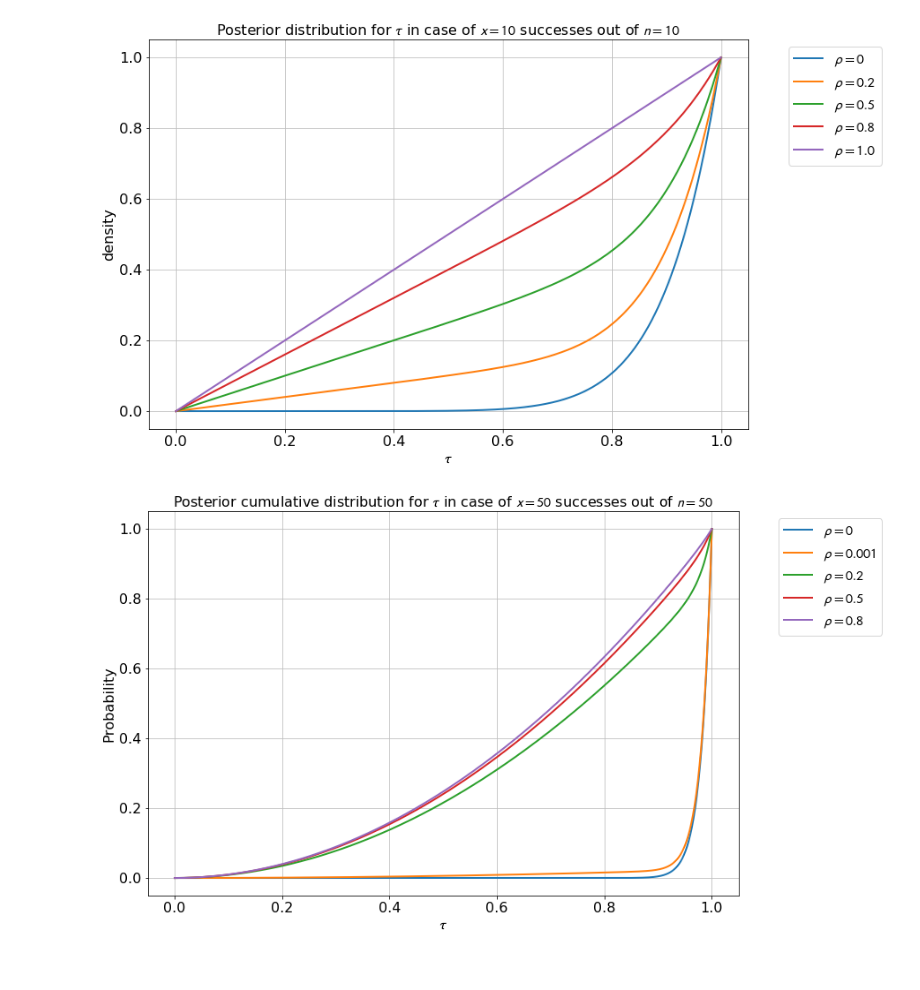
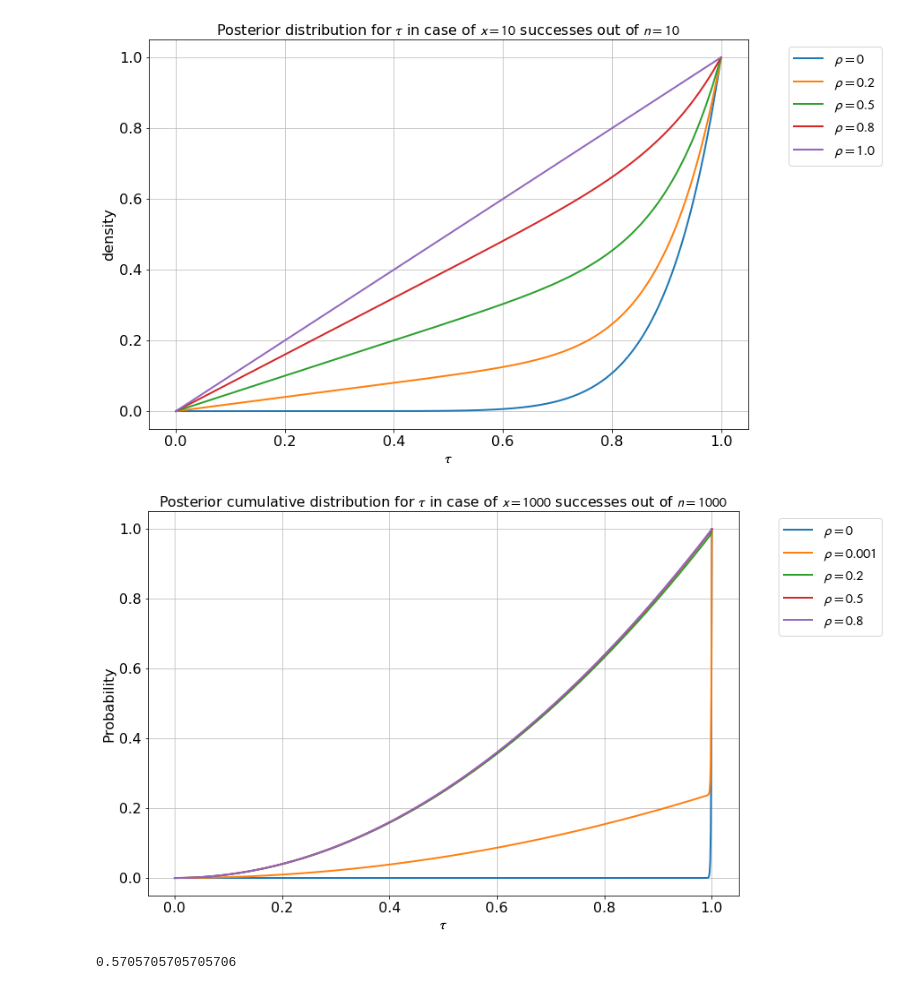
Before and after one commit to projectbutterflyEffect/analysis-double-pendulum, a Jupyter notebook: notebooks/Binomial with dependent samples.ipynb, the cells around one changed output. Saved outputs shown, nothing was run; the diff lists cells and outputs as text; code cells hidden in the pictures.

```diff
--- a/notebooks/Binomial with dependent samples.ipynb
+++ b/notebooks/Binomial with dependent samples.ipynb
@@ -74,19 +74,25 @@ with QuickPlot() as qp:
 # %% [output]
 [figure]
 # %%
-x = 50
-n = 50
+x = 1000
+n = 1000
 with QuickPlot() as qp:
     tau = np.linspace(0,1,1000)
     dtau = np.mean(np.diff(tau))
 
     for rho in [0,0.001,0.2,0.5,0.8]:
         dptau = pGBinom(x,n,tau,rho)
         qp.plot(tau,np.cumsum(dptau)/np.sum(dptau),label=r'$\rho={}$'.format(rho))
 
 
     qp.set_all_xlabels(r'$\tau$')
     qp.set_all_ylabels('Probability')
     qp.ax.set_title(r'Posterior cumulative distribution for $\tau$ in case of $x={}$ successes out of $n={}$'.format(x,n))
 # %% [output]
-[figure, old version]
+[figure, new version]
+# %%
+dptau = pGBinom(x,n,tau,0.0001)
+cdf = np.cumsum(dptau)/np.sum(dptau)
+tau[np.argmin((cdf-0.01)**2)]
+# %% [output]
+0.5705705705705706
```
Also changed, not shown: parts of 1 cell of this notebook, 3 other files.
